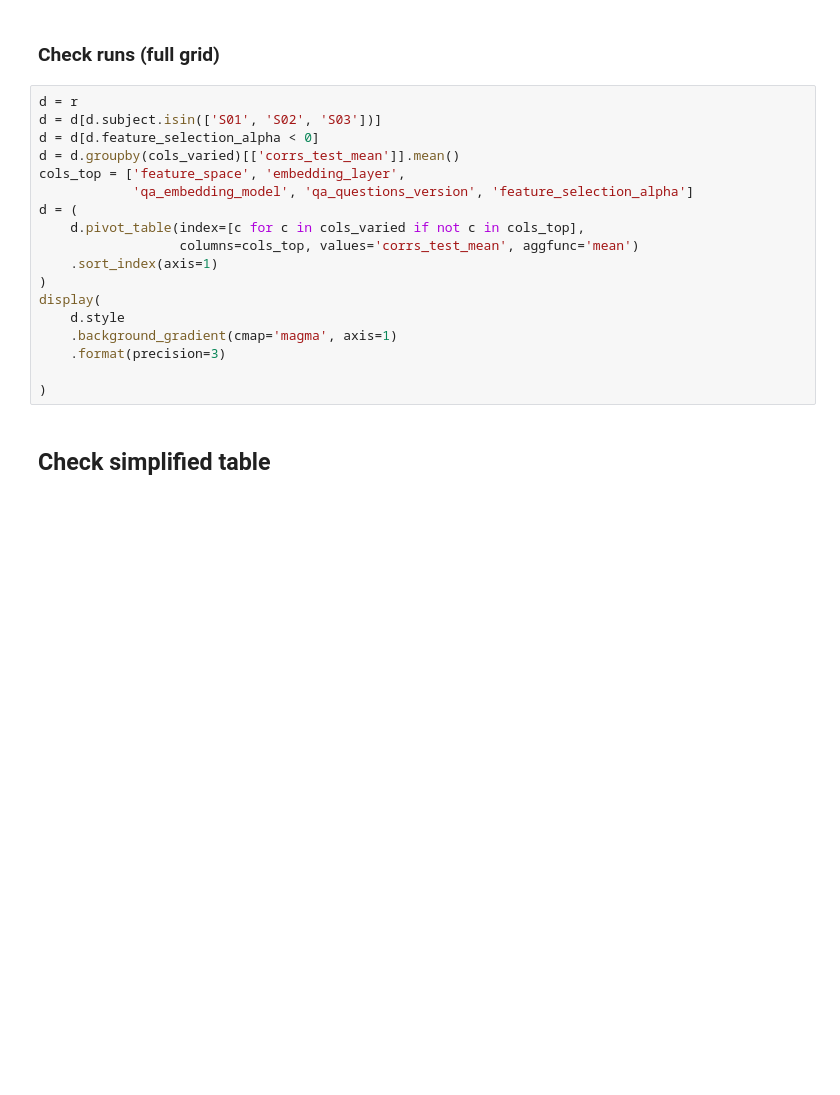
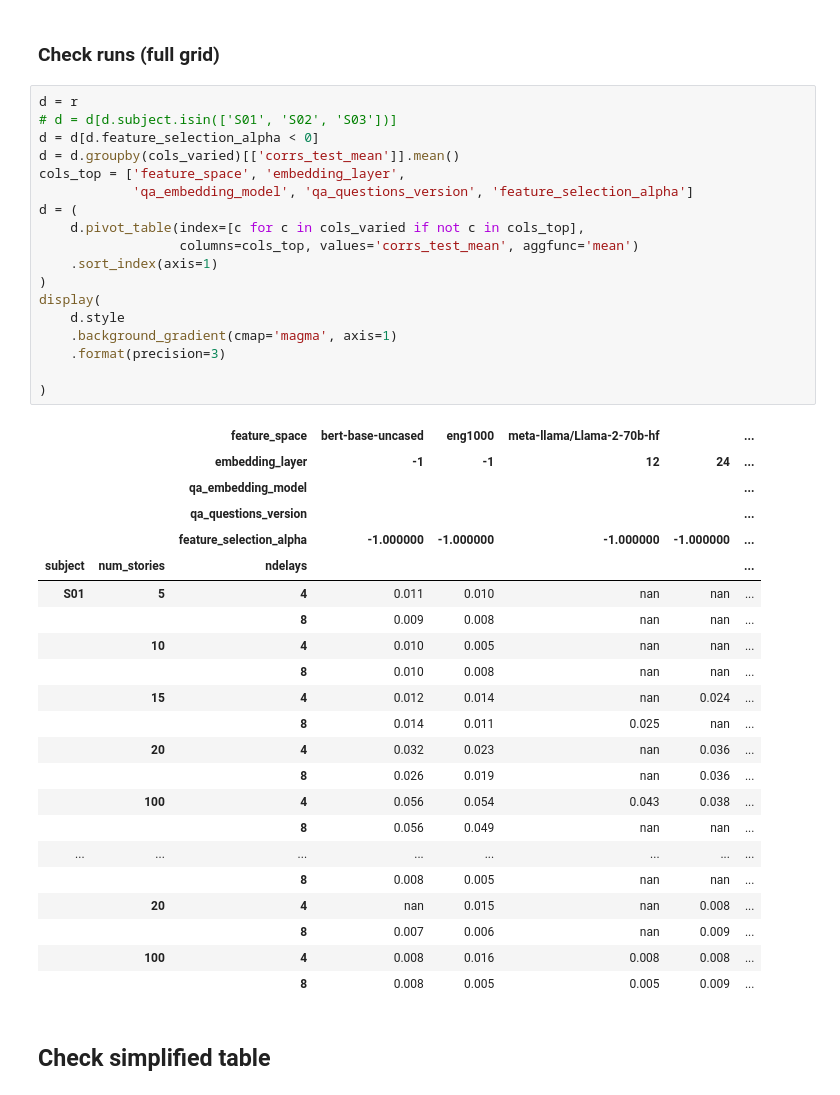
Before and after one commit to csinva/fmri, a Jupyter notebook: notebooks/03_subsample_curves.ipynb, the cells around one changed output. Cells and saved outputs as stored; diff of their text form; blank space fills up the shorter version.

Commit message:
update single-question analysis

```diff
--- a/notebooks/03_subsample_curves.ipynb
+++ b/notebooks/03_subsample_curves.ipynb
@@ -34,22 +38,45 @@ r.shape
 ### Check runs (full grid)
 # %%
 d = r
-d = d[d.subject.isin(['S01', 'S02', 'S03'])]
+# d = d[d.subject.isin(['S01', 'S02', 'S03'])]
 d = d[d.feature_selection_alpha < 0]
 d = d.groupby(cols_varied)[['corrs_test_mean']].mean()
 cols_top = ['feature_space', 'embedding_layer',
             'qa_embedding_model', 'qa_questions_version', 'feature_selection_alpha']
 d = (
     d.pivot_table(index=[c for c in cols_varied if not c in cols_top],
                   columns=cols_top, values='corrs_test_mean', aggfunc='mean')
     .sort_index(axis=1)
 )
 display(
     d.style
     .background_gradient(cmap='magma', axis=1)
     .format(precision=3)
 
 )
+# %% [output]
+|  |  | feature_space | bert-base-uncased | eng1000 | meta-llama/Llama-2-70b-hf |  | ... |
+|  |  | embedding_layer | -1 | -1 | 12 | 24 | ... |
+|  |  | qa_embedding_model |  |  |  |  | ... |
+|  |  | qa_questions_version |  |  |  |  | ... |
+|  |  | feature_selection_alpha | -1.000000 | -1.000000 | -1.000000 | -1.000000 | ... |
+| subject | num_stories | ndelays |  |  |  |  | ... |
+| S01 | 5 | 4 | 0.011 | 0.010 | nan | nan | ... |
+|  |  | 8 | 0.009 | 0.008 | nan | nan | ... |
+|  | 10 | 4 | 0.010 | 0.005 | nan | nan | ... |
+|  |  | 8 | 0.010 | 0.008 | nan | nan | ... |
+|  | 15 | 4 | 0.012 | 0.014 | nan | 0.024 | ... |
+|  |  | 8 | 0.014 | 0.011 | 0.025 | nan | ... |
+|  | 20 | 4 | 0.032 | 0.023 | nan | 0.036 | ... |
+|  |  | 8 | 0.026 | 0.019 | nan | 0.036 | ... |
+|  | 100 | 4 | 0.056 | 0.054 | 0.043 | 0.038 | ... |
+|  |  | 8 | 0.056 | 0.049 | nan | nan | ... |
+| ... | ... | ... | ... | ... | ... | ... | ... |
+|  |  | 8 | 0.008 | 0.005 | nan | nan | ... |
+|  | 20 | 4 | nan | 0.015 | nan | 0.008 | ... |
+|  |  | 8 | 0.007 | 0.006 | nan | 0.009 | ... |
+|  | 100 | 4 | 0.008 | 0.016 | 0.008 | 0.008 | ... |
+|  |  | 8 | 0.008 | 0.005 | 0.005 | 0.009 | ... |
 # %% [markdown]
 ## Check simplified table
 # %%
```
Also changed, not shown: parts of 4 cells of this notebook, 5 other files.
